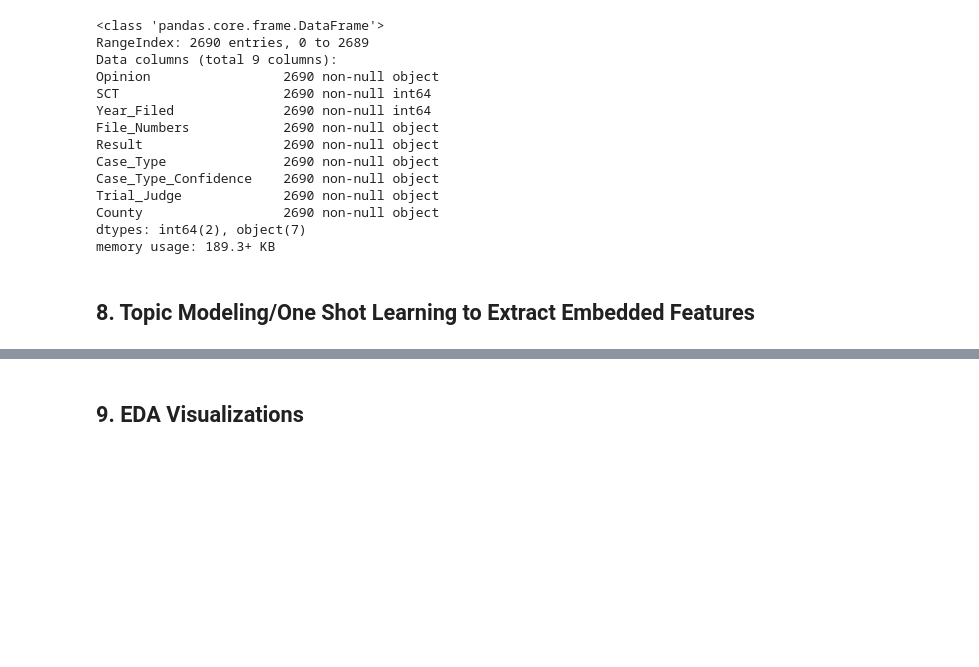
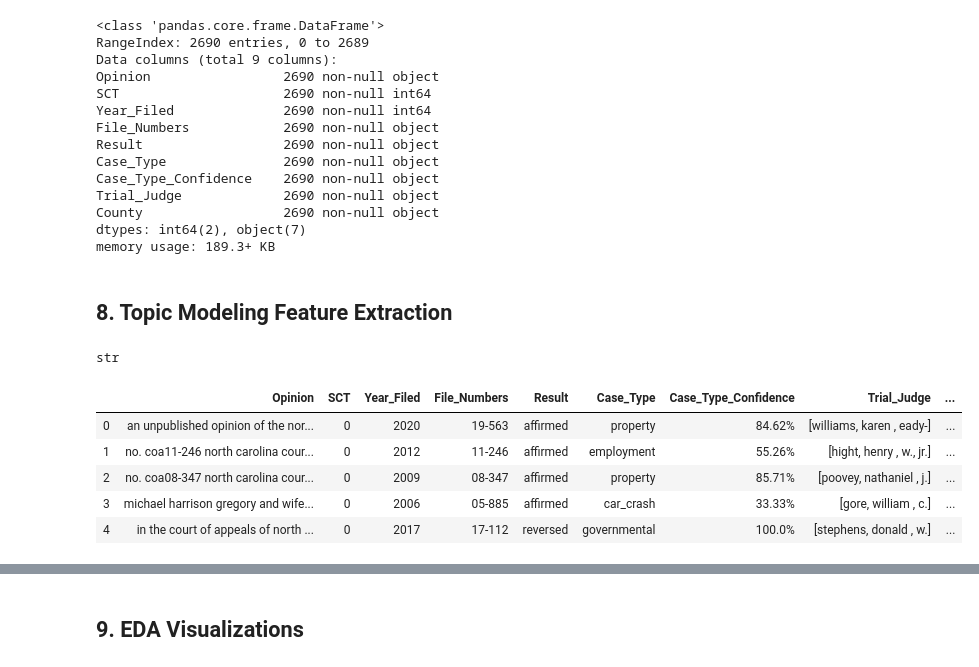
Before and after one commit to jnels13/NC_Litigation_Predictor, a Jupyter notebook: Label and Feature Creation.ipynb, the cells around one changed output, grey strips where cells are left out. Cells and saved outputs as stored; diff of their text form; code cells hidden in the pictures; blank space fills up the shorter version.

Commit message:
cont topic modeling

```diff
--- a/Label and Feature Creation.ipynb
+++ b/Label and Feature Creation.ipynb
@@ -896,4 +918,33 @@ County                  2690 non-null object
 dtypes: int64(2), object(7)
 memory usage: 189.3+ KB
 # %% [markdown]
-## 8. Topic Modeling/One Shot Learning to Extract Embedded Features
+## 8. Topic Modeling Feature Extraction
+# %%
+def pre_process (text):
+#     text = text.to_string()
+    text = re.sub('[^A-Za-z]', ' ', text.lower())
+    text = word_tokenize(text)
+    lemmatizer = WordNetLemmatizer()
+    stopwords_list = stopwords.words('english') #removing stopwords
+    text = [lemmatizer.lemmatize(w) for w in text if (w not in stopwords_list)]
+#     text = [" ".join(text) for text in text]
+    return(text)
+# %%
+# x = pre_process(df.Opinion[1])
+# x
+type(df.Opinion[1])
+# %% [output]
+str
+# %%
+df["PP_Opinions"] = df.Opinion.apply(lambda x: " ".join(pre_process(x)))
+
+# modDfObj = dfObj.apply(lambda x: np.square(x) if x.name == 'z' else x)
+# %%
+df.head()
+# %% [output]
+|  | Opinion | SCT | Year_Filed | File_Numbers | Result | Case_Type | Case_Type_Confidence | Trial_Judge | ... |
+| 0 | an unpublished opinion of the nor... | 0 | 2020 | 19-563 | affirmed | property | 84.62% | [williams, karen , eady-] | ... |
+| 1 | no. coa11-246 north carolina cour... | 0 | 2012 | 11-246 | affirmed | employment | 55.26% | [hight, henry , w., jr.] | ... |
+| 2 | no. coa08-347 north carolina cour... | 0 | 2009 | 08-347 | affirmed | property | 85.71% | [poovey, nathaniel , j.] | ... |
+| 3 | michael harrison gregory and wife... | 0 | 2006 | 05-885 | affirmed | car_crash | 33.33% | [gore, william , c.] | ... |
+| 4 | in the court of appeals of north ... | 0 | 2017 | 17-112 | reversed | governmental | 100.0% | [stephens, donald , w.] | ... |
```
Also changed, not shown: parts of 8 cells of this notebook.
